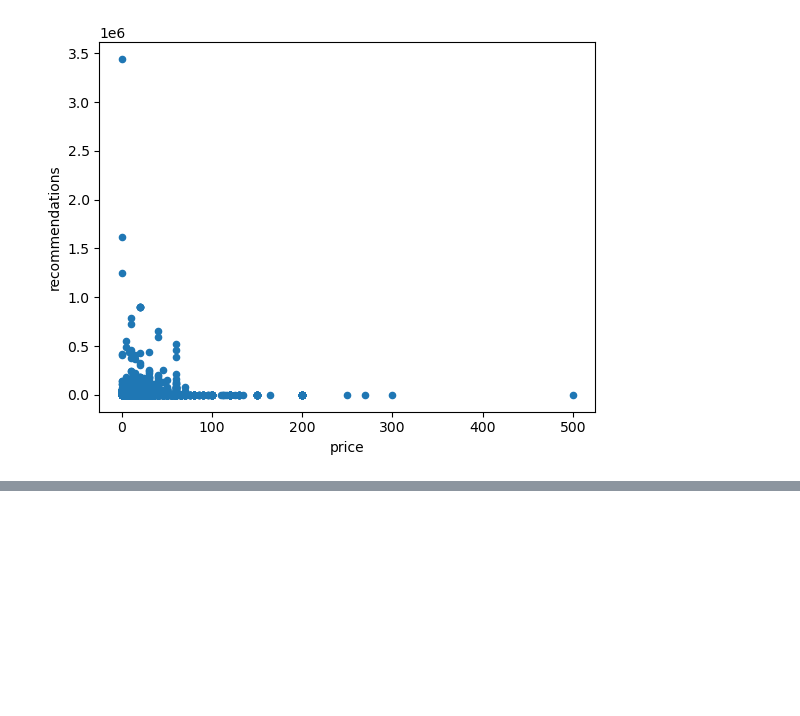
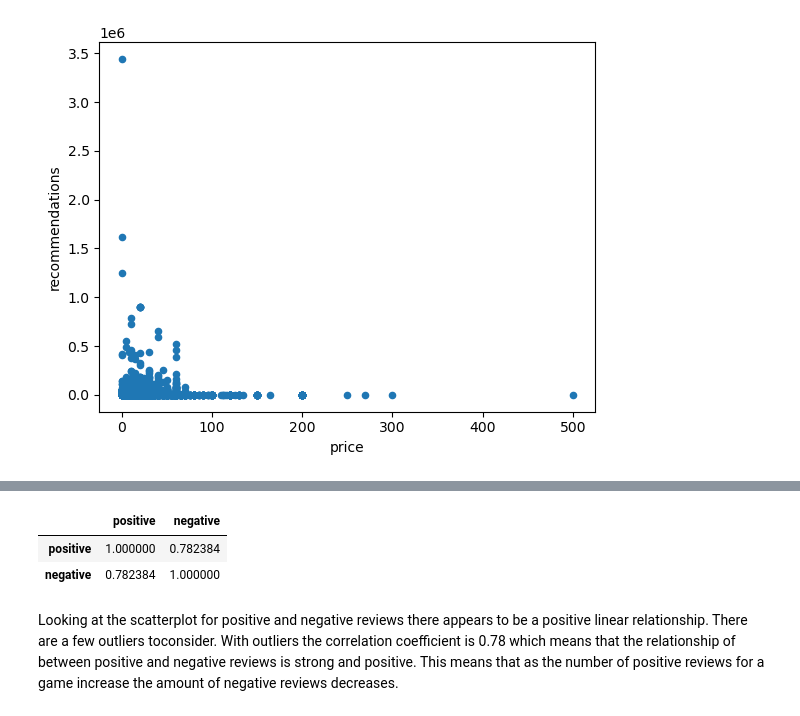
Before and after one commit to Rain0rShine/Artificial-Intelligence, a Jupyter notebook: Semester 1/Games/Games.ipynb, the cells around one changed output, grey strips where cells are left out. Saved outputs shown, nothing was run; the diff lists cells and outputs as text; code cells hidden in the pictures; blank space fills up the shorter version.

```diff
--- a/Semester 1/Games/Games.ipynb
+++ b/Semester 1/Games/Games.ipynb
@@ -71,0 +110,9 @@ gamesRemoved.plot.scatter(x ='price', y= 'recommendations', s=None, c=None)
+# %%
+subGames = games[['positive', 'negative']]
+subGames.corr(method = 'pearson')
+# %% [output]
+|  | positive | negative |
+| positive | 1.000000 | 0.782384 |
+| negative | 0.782384 | 1.000000 |
+# %% [markdown]
+Looking at the scatterplot for positive and negative reviews there appears to be a positive linear relationship. There are a few outliers toconsider. With outliers the correlation coefficient is 0.78 which means that the relationship of between positive and negative reviews is strong and positive. This means that as the number of positive reviews for a game increase the amount of negative reviews decreases.
```
Also changed, not shown: parts of 5 cells of this notebook.
